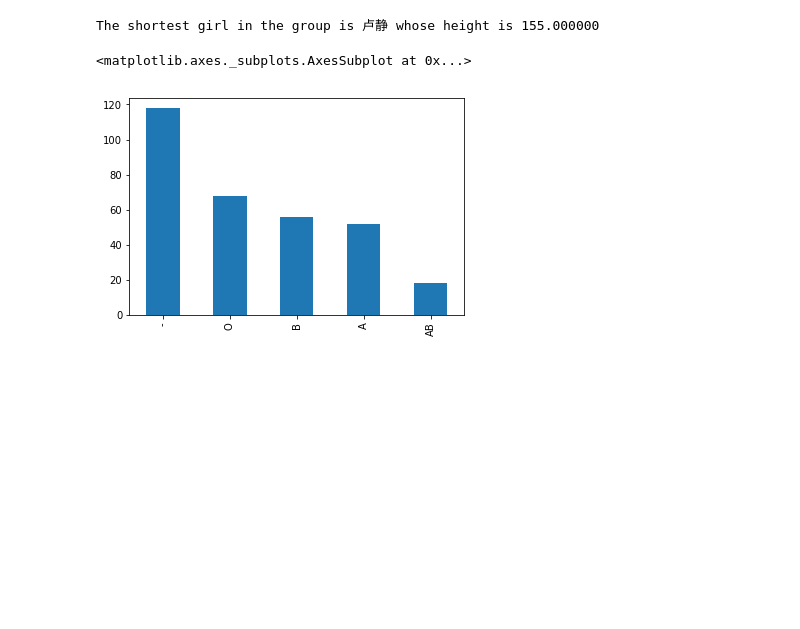
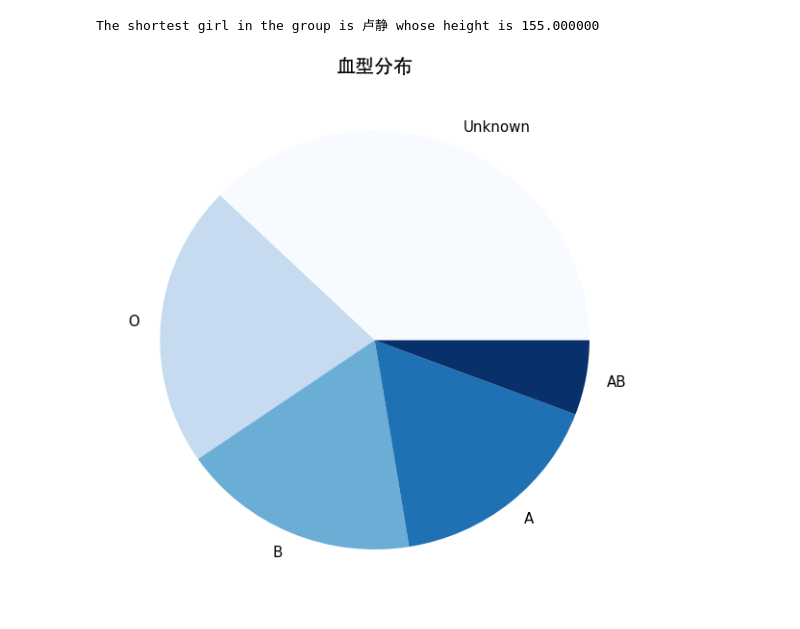
Before and after one commit to YourYuan/SNH48_member, a Jupyter notebook: analysis.ipynb, the cells around one changed output. Drawn from its saved outputs; the diff is of its cells as text; code cells hidden in the pictures; blank space fills up the shorter version.

```diff
--- a/analysis.ipynb
+++ b/analysis.ipynb
@@ -38,9 +48,17 @@ shortest_index = group['身高'].idxmin()
 print('The shortest girl in the group is %s whose height is %f'%(group['姓名'][shortest_index],group['身高'].min()))
 # %% [output]
 The shortest girl in the group is 卢静 whose height is 155.000000
-# %%
-group['血型'].value_counts().plot(kind='pie')
-# %% [output]
-<matplotlib.axes._subplots.AxesSubplot at 0x...>
-[figure, removed]
+# %%
+import matplotlib as mpl
+zhfont1 = mpl.font_manager.FontProperties(fname='/Library/Fonts/AdobeHeitiStd-Regular.otf')
+# %%
+plt.figure(figsize=(10,10))
+data_blood=group['血型'].replace('-','Unknown')
+data_blood=data_blood.value_counts()
+data_blood.plot(kind='pie',fontsize=15,colormap='Blues')
+plt.ylabel('',fontproperties=zhfont1)
+plt.title('血型分布',fontproperties=zhfont1,fontsize=20)
+plt.show()
+# %% [output]
+[figure, added]
 # %%
```
Also changed, not shown: parts of 12 cells of this notebook, 9 other files.
